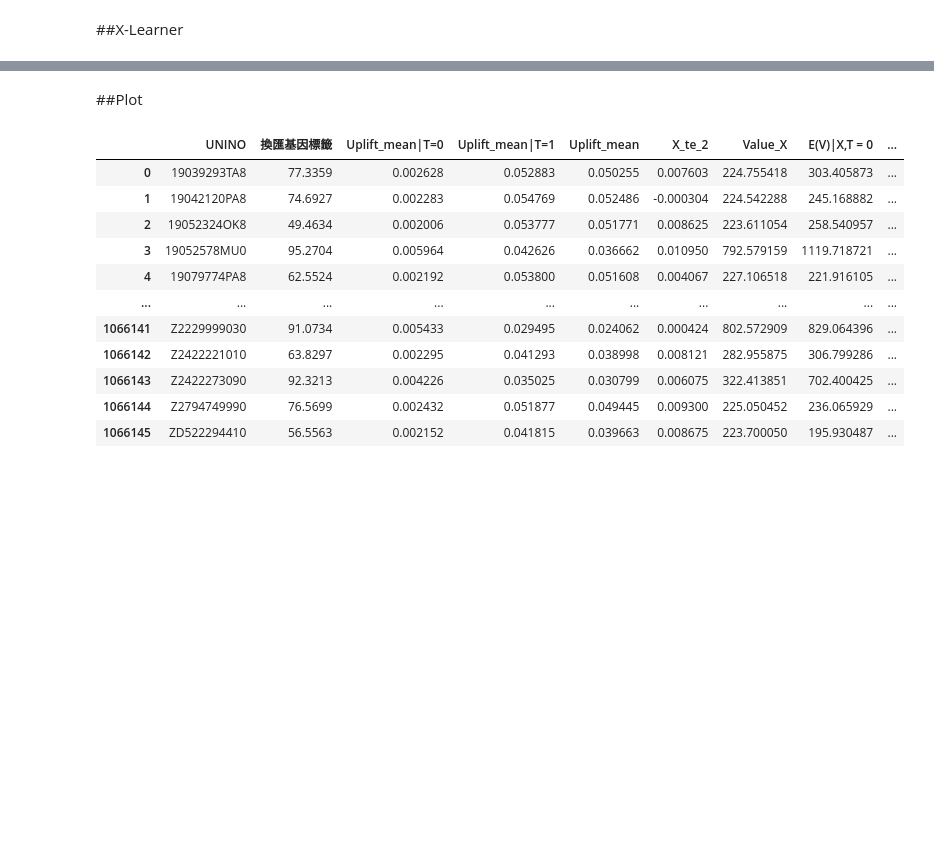
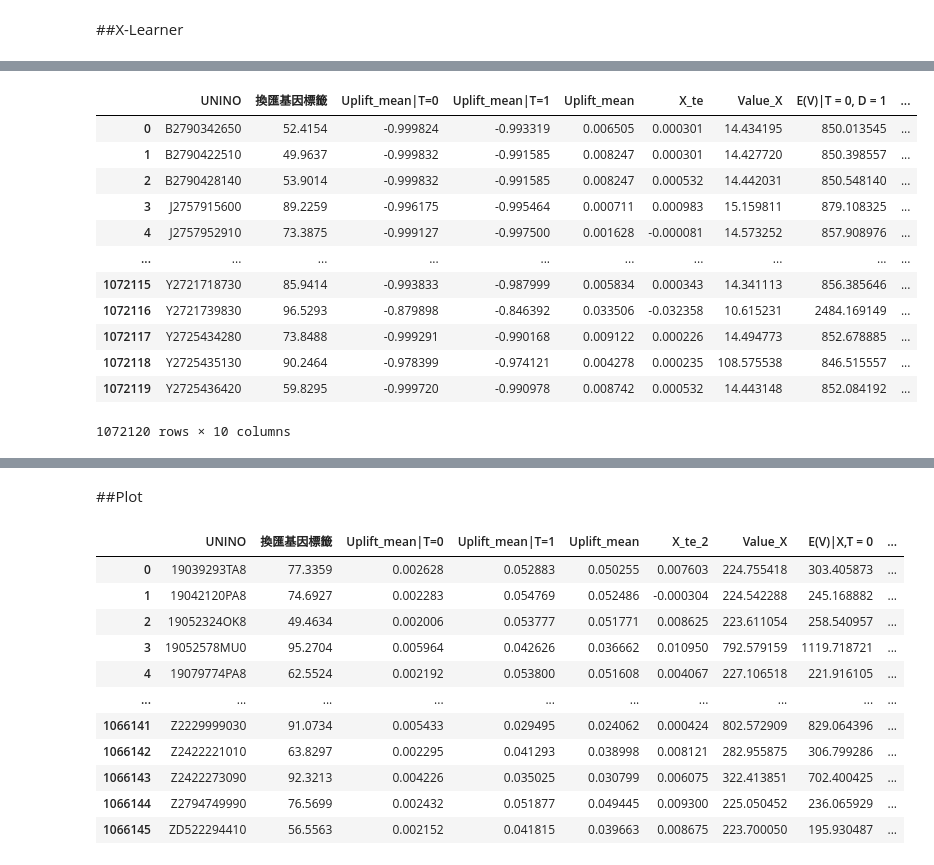
Before and after one commit to sssylvia0/Uplift_Model, a Jupyter notebook: Model_Nov.ipynb, the cells around one changed output, grey strips where cells are left out. Saved outputs shown, nothing was run; the diff lists cells and outputs as text; code cells hidden in the pictures; blank space fills up the shorter version.

```diff
--- a/Model_Nov.ipynb
+++ b/Model_Nov.ipynb
@@ -101,13 +100,14 @@ def load_model(model_path):
    """Load a pickled model."""
    return pickle.load(open(model_path, "rb"))
 
-def get_results(model_index, df, data, model_prefix="CasualML_uplift_202306_"):
+def get_results(model_index, df, data, model_prefix="CasualML_uplift_202309_"):
    """Run model predictions and update DataFrame."""
    model_path = f"/content/drive/MyDrive/Model/{model_prefix}{model_index}.pkl"
    model = load_model(model_path)
-   df_res = model.predict(data, full_output=True)
-   df[f'Uplift_{model_index}|T=0'] = df_res.iloc[:, 0]
-   df[f'Uplift_{model_index}|T=1'] = df_res.iloc[:, 1]
+   #df_res = model.predict(data, full_output=True)
+   df_res = model.predict(data, with_outcomes=True)
+   df[f'Uplift_{model_index}|T=0'] = df_res[:, 0]
+   df[f'Uplift_{model_index}|T=1'] = df_res[:, 1]
    print(f'Finish running uplift_new_{model_index}')
    return df
 
@@ -125,6 +125,6 @@ def calculate_mean_uplifts(res, model_count=5):
 # Example usage
 res_df = pd.DataFrame()
 for i in range(1, 6):
-   res_df = get_results(i, res_df, oct_data)
+   res_df = get_results(i, res_df, dec_data)
 pred = calculate_mean_uplifts(res_df)
 pred
@@ -134,2 +182,9 @@ pred.to_csv('temp.csv')
+# %%
+# Convert DataFrame to a string representation
+df_string = pred.to_string(index=False)
+
+# Save the string representation to a CSV file
+with open('output.csv', 'w') as file:
+    file.write(df_string)
 # %% [markdown]
 ##X-Learner
@@ -146,10 +241,10 @@ import pandas as pd
 import numpy as np
 
 # Load your May data
-oct_data = pd.read_csv('/content/data202311.csv', index_col=0)
+dec_data = pd.read_csv('/content/data202312.csv', index_col=0)
 
-unino = oct_data['UNINO']
-oct_data.drop(['換匯發送名單','TOTALNTAMOUNT', '跨售行為', 'UNINO'], axis = 'columns', inplace = True)
+unino = dec_data['UNINO']
+dec_data.drop(['換匯發送名單','TOTALNTAMOUNT', '跨售行為', 'UNINO'], axis = 'columns', inplace = True)
 
 #201 columns
-oct_data.columns
+dec_data.columns
@@ -183,13 +286,18 @@ def get_other_results(model_list, name_list, df, data):
   return df
 
 ##使用
-pred = pd.read_csv('temp.csv', index_col = 0)
-pred.insert(0, '換匯基因標籤', oct_data['換匯基因標籤'].values)
+#pred = pd.read_csv('temp.csv', index_col = 0)
+pred = pd.read_csv('output.csv', delimiter='  ').reset_index().drop(columns = ['level_1', 'level_2', 'Uplift_mean|T=0']).rename(columns={'level_0': 'Uplift_mean|T=0'})
+pred = pred.apply(pd.to_numeric, errors='coerce', downcast='float')
+pred.insert(0, '換匯基因標籤', dec_data['換匯基因標籤'].values)
 pred.insert(0, 'UNINO', unino.values)
-model_list = ['EconML_X_202306_new_1.pkl', 'Value_EconML_X_202306.pkl', 'Econml_RF_202306_new.pkl', 'Econml_CF_202306_new.pkl']
-name_list = ['X_te_2', 'Value_X', 'E(V)|T = 0, D = 1', 'te']
-pred = get_other_results(model_list, name_list, pred, oct_data)
+model_list = ['EconML_X_202309.pkl', 'Value_EconML_X_202309.pkl', 'Econml_RF_202309.pkl', 'Econml_CF_202309.pkl']
+name_list = ['X_te', 'Value_X', 'E(V)|T = 0, D = 1', 'te']
+pred = get_other_results(model_list, name_list, pred, dec_data)
 pred['E(V)|T = 1, D = 1'] = pred['E(V)|T = 0, D = 1'] + pred['te']
 pred
 #pred.to_csv('/content/drive/MyDrive/Sinopac/Results/Prediction_results_202311.csv')
 #1066146 rows × 10 columns
+#pred.to_csv('/content/drive/MyDrive/Sinopac/Results/Prediction_results_202312.csv')
+#1072120 rows × 10 columns
+# %% [output]
@@ -195,0 +307,13 @@ pred
+|  | UNINO | 換匯基因標籤 | Uplift_mean|T=0 | Uplift_mean|T=1 | Uplift_mean | X_te | Value_X | E(V)|T = 0, D = 1 | ... |
+| 0 | B2790342650 | 52.4154 | -0.999824 | -0.993319 | 0.006505 | 0.000301 | 14.434195 | 850.013545 | ... |
+| 1 | B2790422510 | 49.9637 | -0.999832 | -0.991585 | 0.008247 | 0.000301 | 14.427720 | 850.398557 | ... |
+| 2 | B2790428140 | 53.9014 | -0.999832 | -0.991585 | 0.008247 | 0.000532 | 14.442031 | 850.548140 | ... |
+| 3 | J2757915600 | 89.2259 | -0.996175 | -0.995464 | 0.000711 | 0.000983 | 15.159811 | 879.108325 | ... |
+| 4 | J2757952910 | 73.3875 | -0.999127 | -0.997500 | 0.001628 | -0.000081 | 14.573252 | 857.908976 | ... |
+| ... | ... | ... | ... | ... | ... | ... | ... | ... | ... |
+| 1072115 | Y2721718730 | 85.9414 | -0.993833 | -0.987999 | 0.005834 | 0.000343 | 14.341113 | 856.385646 | ... |
+| 1072116 | Y2721739830 | 96.5293 | -0.879898 | -0.846392 | 0.033506 | -0.032358 | 10.615231 | 2484.169149 | ... |
+| 1072117 | Y2725434280 | 73.8488 | -0.999291 | -0.990168 | 0.009122 | 0.000226 | 14.494773 | 852.678885 | ... |
+| 1072118 | Y2725435130 | 90.2464 | -0.978399 | -0.974121 | 0.004278 | 0.000235 | 108.575538 | 846.515557 | ... |
+| 1072119 | Y2725436420 | 59.8295 | -0.999720 | -0.990978 | 0.008742 | 0.000532 | 14.443148 | 852.084192 | ... |
+1072120 rows × 10 columns
```
Also changed, not shown: parts of 19 cells of this notebook.
